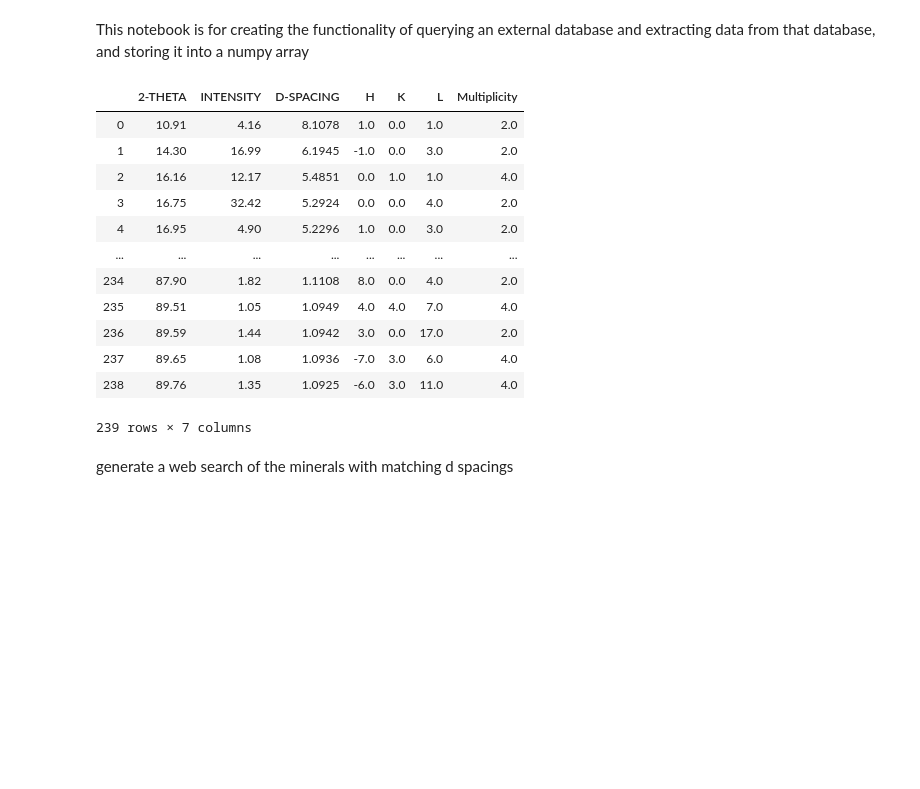
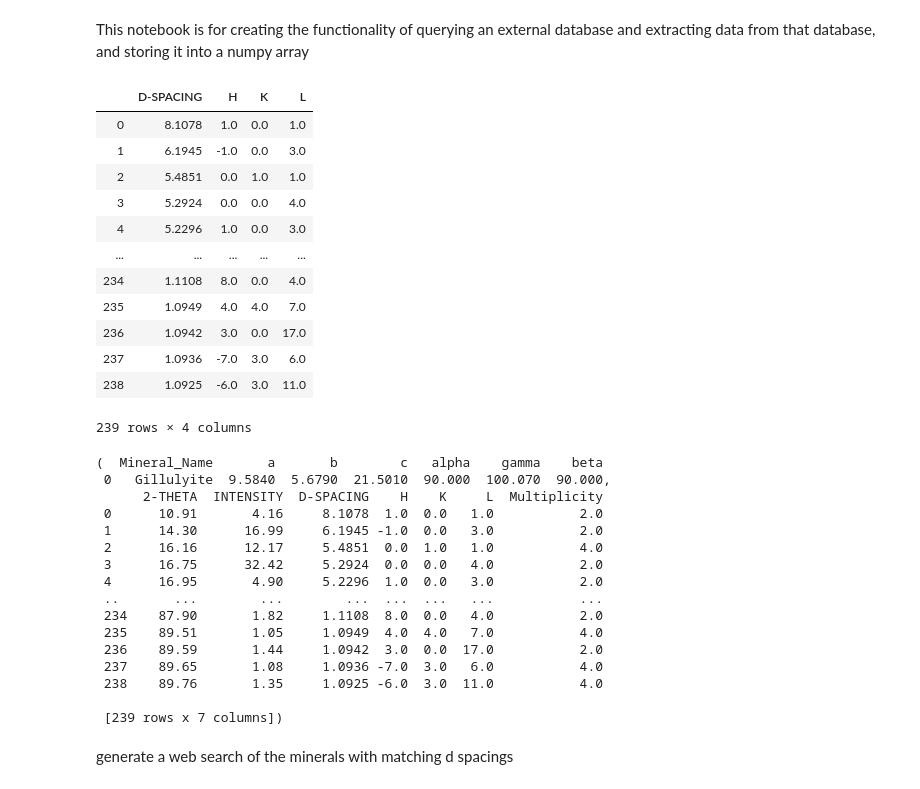
Before and after one commit to crystalmaths/crystalmaths, a Jupyter notebook: examples/get_d.ipynb, the cells around one changed output. Drawn from its saved outputs; the diff is of its cells as text; code cells hidden in the pictures; blank space fills up the shorter version.

Commit message:
edited get_d to return two panda dataframes, one for the metadata, and one for just the D-SPACING and HKL data. still need to select only the rows with d-spacing close to what we are looking for, and then combine the two dataframes back into one dataframe

```diff
--- a/examples/get_d.ipynb
+++ b/examples/get_d.ipynb
@@ -151,14 +151,35 @@ def sort_lists(link):
 
 
 
-def make_diffraction_df(link):
+def lists_to_dfs(link):
     '''
-    make_diffraction_df takes the clean lists sort_linksand generates
-    a pandas dataframe
+    lists_to_dfs generates pandas dataframes for the data and metadata
     '''
     structure_list, data_labels, clean_data_list = sort_lists(link)
-#    print(data_labels)
+    mineral = structure_list[0]
+    metadata_dict = {'Mineral_Name': mineral.strip()}
+    cell_params = structure_list[1]
+    cell_params_list = cell_params.split()
+    del cell_params_list[0:2]#here i want to remove all list entries with a non digit \D
+    cell_params_labels = ['a','b','c','alpha', 'gamma', 'beta']
+    i = 0
+    for entry in cell_params_labels:
+        label = cell_params_labels[i]
+        entry = cell_params_list[i]
+        metadata_dict.update({label:[entry]})
+        i = i + 1
+    metadata_df = pd.DataFrame(metadata_dict)
     diffraction_df = pd.DataFrame(clean_data_list, columns=data_labels[0])
+    return metadata_df, diffraction_df
+
+def select_data(link):
+    '''
+    select_data compiles a new dataframe from the diffraction data
+    containing only the rows with relevant data to our search and
+    only the columns: D-SPACING, H, K, L
+    '''
+    metadata_df, diffraction_df = lists_to_dfs(link)
+    diffraction_df = diffraction_df[['D-SPACING', 'H', 'K', 'L']]
     return diffraction_df
 
 
@@ -166,23 +187,43 @@ def query_wrapper():
     for link in links_list:
         split_diffraction_data(link)
     return
+# %%
+link = 'http://rruff.geo.arizona.edu/AMS/download.php?id=01755.txt&down=dif'
+select_data(link)
+# %% [output]
+|  | D-SPACING | H | K | L |
+| 0 | 8.1078 | 1.0 | 0.0 | 1.0 |
+| 1 | 6.1945 | -1.0 | 0.0 | 3.0 |
+| 2 | 5.4851 | 0.0 | 1.0 | 1.0 |
+| 3 | 5.2924 | 0.0 | 0.0 | 4.0 |
+| 4 | 5.2296 | 1.0 | 0.0 | 3.0 |
+| ... | ... | ... | ... | ... |
+| 234 | 1.1108 | 8.0 | 0.0 | 4.0 |
+| 235 | 1.0949 | 4.0 | 4.0 | 7.0 |
+| 236 | 1.0942 | 3.0 | 0.0 | 17.0 |
+| 237 | 1.0936 | -7.0 | 3.0 | 6.0 |
+| 238 | 1.0925 | -6.0 | 3.0 | 11.0 |
+239 rows × 4 columns
 # %%
 link = 'http://rruff.geo.arizona.edu/AMS/download.php?id=01755.txt&down=dif'
 make_diffraction_df(link)
 # %% [output]
-|  | 2-THETA | INTENSITY | D-SPACING | H | K | L | Multiplicity |
-| 0 | 10.91 | 4.16 | 8.1078 | 1.0 | 0.0 | 1.0 | 2.0 |
-| 1 | 14.30 | 16.99 | 6.1945 | -1.0 | 0.0 | 3.0 | 2.0 |
-| 2 | 16.16 | 12.17 | 5.4851 | 0.0 | 1.0 | 1.0 | 4.0 |
-| 3 | 16.75 | 32.42 | 5.2924 | 0.0 | 0.0 | 4.0 | 2.0 |
-| 4 | 16.95 | 4.90 | 5.2296 | 1.0 | 0.0 | 3.0 | 2.0 |
-| ... | ... | ... | ... | ... | ... | ... | ... |
-| 234 | 87.90 | 1.82 | 1.1108 | 8.0 | 0.0 | 4.0 | 2.0 |
-| 235 | 89.51 | 1.05 | 1.0949 | 4.0 | 4.0 | 7.0 | 4.0 |
-| 236 | 89.59 | 1.44 | 1.0942 | 3.0 | 0.0 | 17.0 | 2.0 |
-| 237 | 89.65 | 1.08 | 1.0936 | -7.0 | 3.0 | 6.0 | 4.0 |
-| 238 | 89.76 | 1.35 | 1.0925 | -6.0 | 3.0 | 11.0 | 4.0 |
-239 rows × 7 columns
+(  Mineral_Name       a       b        c   alpha    gamma    beta
+ 0   Gillulyite  9.5840  5.6790  21.5010  90.000  100.070  90.000,
+      2-THETA  INTENSITY  D-SPACING    H    K     L  Multiplicity
+ 0      10.91       4.16     8.1078  1.0  0.0   1.0           2.0
+ 1      14.30      16.99     6.1945 -1.0  0.0   3.0           2.0
+ 2      16.16      12.17     5.4851  0.0  1.0   1.0           4.0
+ 3      16.75      32.42     5.2924  0.0  0.0   4.0           2.0
+ 4      16.95       4.90     5.2296  1.0  0.0   3.0           2.0
+ ..       ...        ...        ...  ...  ...   ...           ...
+ 234    87.90       1.82     1.1108  8.0  0.0   4.0           2.0
+ 235    89.51       1.05     1.0949  4.0  4.0   7.0           4.0
+ 236    89.59       1.44     1.0942  3.0  0.0  17.0           2.0
+ 237    89.65       1.08     1.0936 -7.0  3.0   6.0           4.0
+ 238    89.76       1.35     1.0925 -6.0  3.0  11.0           4.0
+
+ [239 rows x 7 columns])
 # %%
 link = 'http://rruff.geo.arizona.edu/AMS/download.php?id=01755.txt&down=dif'
 structure_df(link)
```
